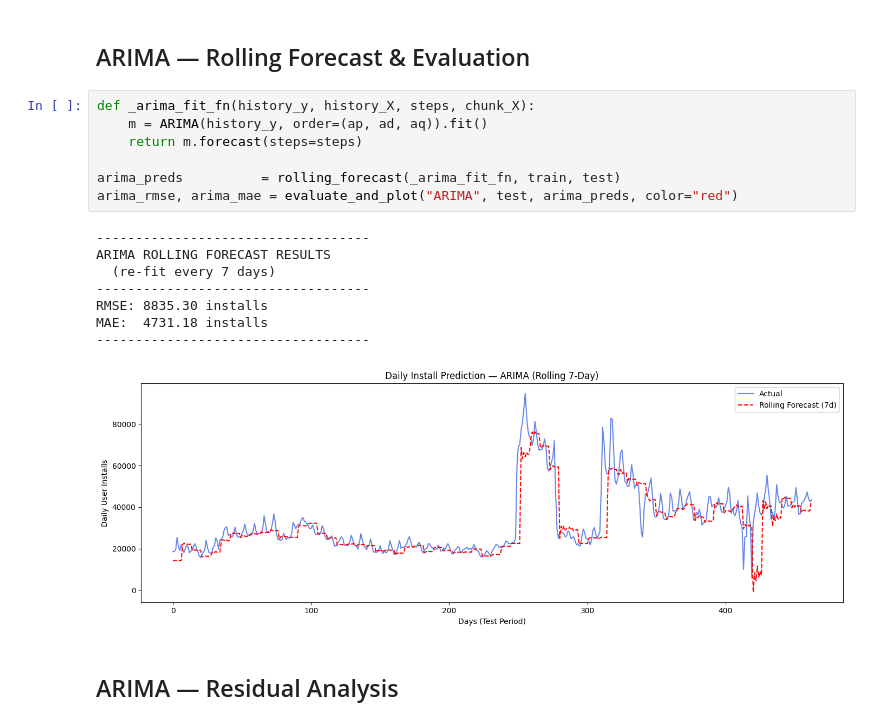
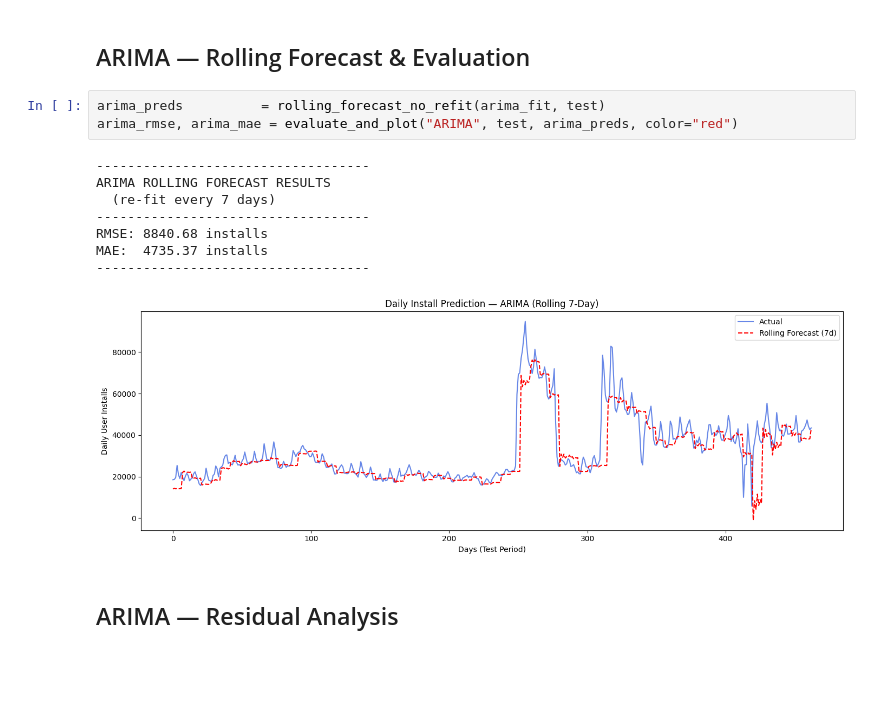
Before and after one commit to Junaidsgs/IPM, a Jupyter notebook: code/models/arima/arima_family.ipynb, the cells around one changed output. Saved outputs shown, nothing was run; the diff lists cells and outputs as text; blank space fills up the shorter version.

```diff
--- a/code/models/arima/arima_family.ipynb
+++ b/code/models/arima/arima_family.ipynb
@@ -259,22 +280,18 @@ Warnings:
 [2] Covariance matrix is singular or near-singular, with condition number  8e+33. Standard errors may be unstable.
 # %% [markdown]
 ## ARIMA — Rolling Forecast & Evaluation
-# %%
-def _arima_fit_fn(history_y, history_X, steps, chunk_X):
-    m = ARIMA(history_y, order=(ap, ad, aq)).fit()
-    return m.forecast(steps=steps)
-
-arima_preds          = rolling_forecast(_arima_fit_fn, train, test)
-arima_rmse, arima_mae = evaluate_and_plot("ARIMA", test, arima_preds, color="red")
-# %% [output]
------------------------------------
-ARIMA ROLLING FORECAST RESULTS
-  (re-fit every 7 days)
------------------------------------
-RMSE: 8835.30 installs
-MAE:  4731.18 installs
------------------------------------
-[figure, removed]
+# %%
+arima_preds          = rolling_forecast_no_refit(arima_fit, test)
+arima_rmse, arima_mae = evaluate_and_plot("ARIMA", test, arima_preds, color="red")
+# %% [output]
+-----------------------------------
+ARIMA ROLLING FORECAST RESULTS
+  (re-fit every 7 days)
+-----------------------------------
+RMSE: 8840.68 installs
+MAE:  4735.37 installs
+-----------------------------------
+[figure, added]
 # %% [markdown]
 ## ARIMA — Residual Analysis
 # %%
```
Also changed, not shown: parts of 12 cells of this notebook, 21 other files.
